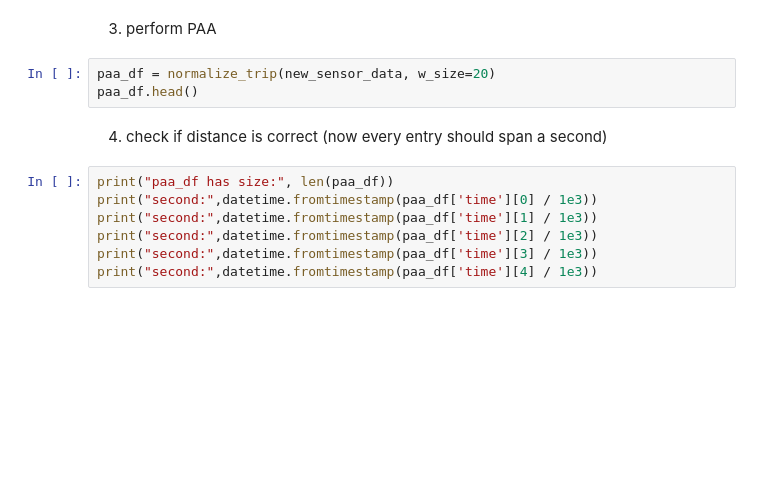
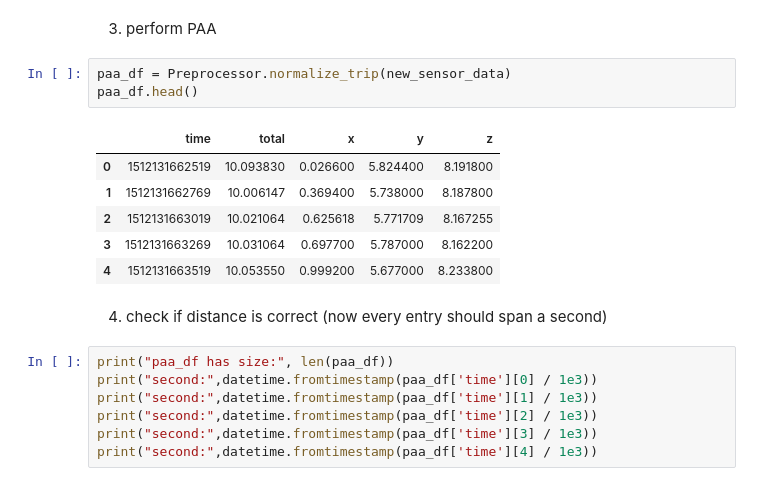
Before and after one commit to univie-datamining-team3/assignment2, a Jupyter notebook: notebooks/1.0-lm-basic-data-exploration.ipynb, the cells around one changed output. Cells and saved outputs as stored; diff of their text form; blank space fills up the shorter version.

```diff
--- a/notebooks/1.0-lm-basic-data-exploration.ipynb
+++ b/notebooks/1.0-lm-basic-data-exploration.ipynb
@@ -212,8 +230,15 @@ print(datetime.fromtimestamp(new_sensor_data['time'][59] / 1e3))
 # %% [markdown]
 3) perform PAA
 # %%
-paa_df = normalize_trip(new_sensor_data, w_size=20)
+paa_df = Preprocessor.normalize_trip(new_sensor_data)
 paa_df.head()
+# %% [output]
+|  | time | total | x | y | z |
+| 0 | 1512131662519 | 10.093830 | 0.026600 | 5.824400 | 8.191800 |
+| 1 | 1512131662769 | 10.006147 | 0.369400 | 5.738000 | 8.187800 |
+| 2 | 1512131663019 | 10.021064 | 0.625618 | 5.771709 | 8.167255 |
+| 3 | 1512131663269 | 10.031064 | 0.697700 | 5.787000 | 8.162200 |
+| 4 | 1512131663519 | 10.053550 | 0.999200 | 5.677000 | 8.233800 |
 # %% [markdown]
 4) check if distance is correct (now every entry should span a second)
 # %%
```
Also changed, not shown: parts of 18 cells of this notebook, 1 other file.
